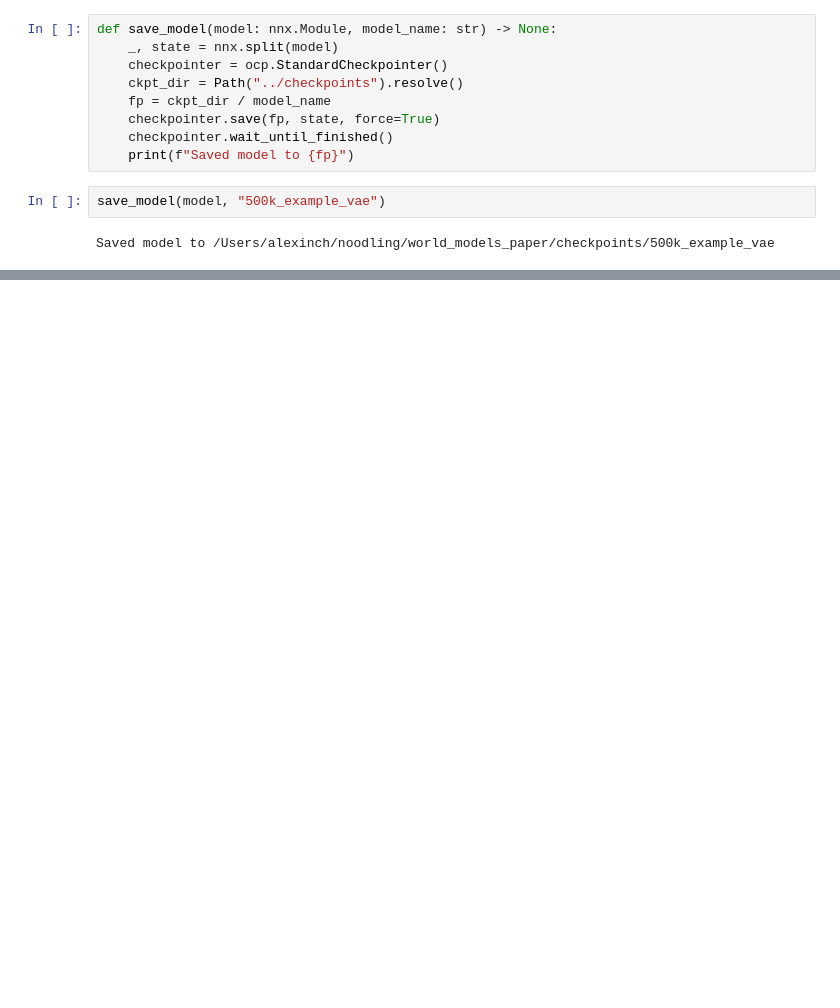
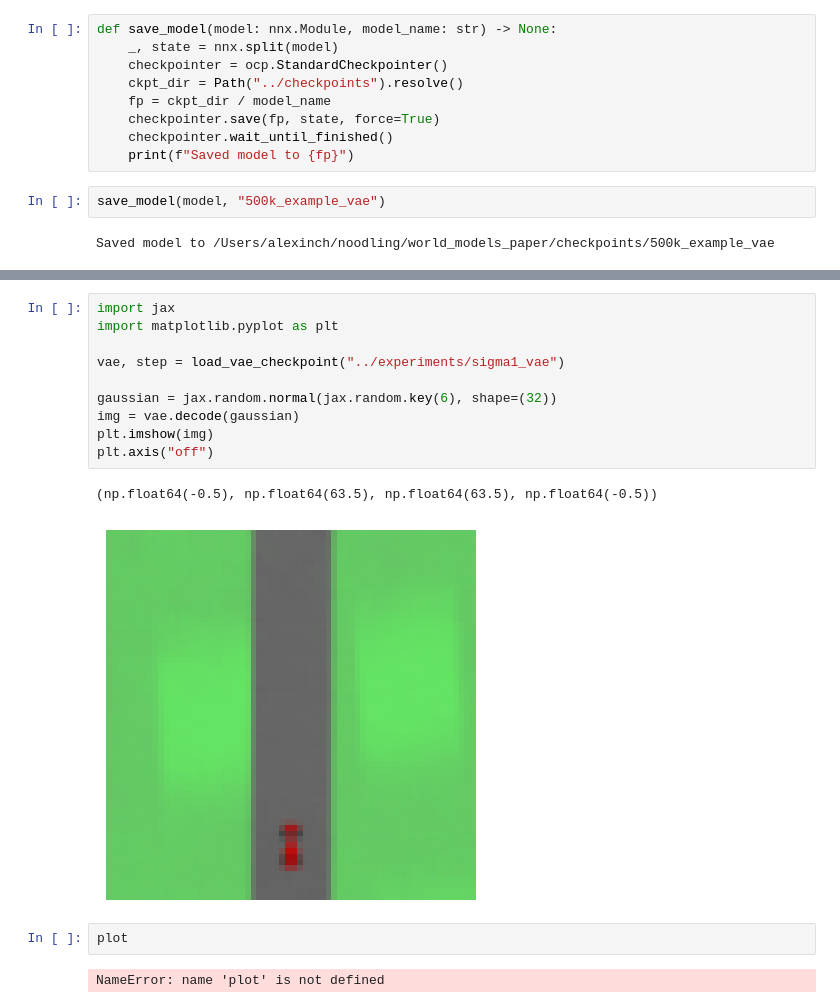
Before and after one commit to foty-hub/world_models_paper, a Jupyter notebook: notebooks/train_vae.ipynb, the cells around one changed output, grey strips where cells are left out. Cells and saved outputs as stored; diff of their text form; blank space fills up the shorter version.

```diff
--- a/notebooks/train_vae.ipynb
+++ b/notebooks/train_vae.ipynb
@@ -192,0 +259,17 @@ Saved model to /Users/alexinch/noodling/world_models_paper/checkpoints/500k_exam
+# %%
+import jax
+import matplotlib.pyplot as plt
+
+vae, step = load_vae_checkpoint("../experiments/sigma1_vae")
+
+gaussian = jax.random.normal(jax.random.key(6), shape=(32))
+img = vae.decode(gaussian)
+plt.imshow(img)
+plt.axis("off")
+# %% [output]
+(np.float64(-0.5), np.float64(63.5), np.float64(63.5), np.float64(-0.5))
+[figure, added]
+# %%
+plot
+# %% [output]
+NameError: name 'plot' is not defined
```
Also changed, not shown: parts of 6 cells of this notebook.
